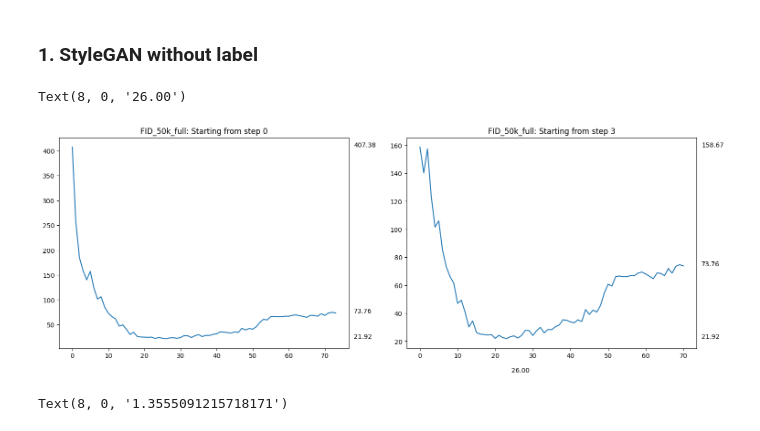
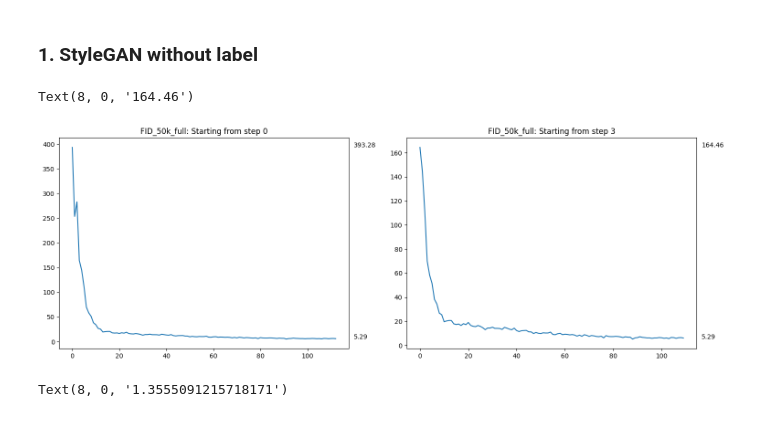
Before and after one commit to Jeremstym/depoibens, a Jupyter notebook: statdes.ipynb, the cells around one changed output. Saved outputs shown, nothing was run; the diff lists cells and outputs as text; code cells hidden in the pictures.

```diff
--- a/statdes.ipynb
+++ b/statdes.ipynb
@@ -215,30 +215,30 @@ res2 = pd.read_json("results/metric-fid50k_full_styleGAN69.jsonl", lines=True)
 res3 = pd.read_json("results/metric-fid50k_full_styleGAN78.jsonl", lines=True)
 stats = pd.read_json("results/stats_SG33.jsonl", lines=True)
 # %%
-res2["res"] = res2["results"].apply(lambda x: list(x.values())[0])
+res3["res"] = res3["results"].apply(lambda x: list(x.values())[0])
 # %%
-var = res2["res"].values
+var = res3["res"].values
 fig, axes = plt.subplots(1, 2, figsize=(18, 6))
 axes[0].plot(var)
 axes[0].set_title("FID_50k_full: Starting from step 0")
 axes[0].annotate('%0.2f' % var.min(), xy=(1, var.min()), xytext=(8, 0), xycoords=('axes fraction', 'data'), textcoords='offset points')
 axes[0].annotate('%0.2f' % var.max(), xy=(1, var.max()), xytext=(8, 0), xycoords=('axes fraction', 'data'), textcoords='offset points')
 # annotate last value
-axes[0].annotate('%0.2f' % var[-1], xy=(1, var[-1]), xytext=(8, 0), xycoords=('axes fraction', 'data'), textcoords='offset points')
+# axes[0].annotate('%0.2f' % var[-1], xy=(1, var[-1]), xytext=(8, 0), xycoords=('axes fraction', 'data'), textcoords='offset points')
 # annotate absciss where min is reached
 # axes[0].annotate('%0.2f' % var.argmin(), xy=(var.argmin(), -20), xytext=(8, 0), xycoords=('data', 'data'), textcoords='offset points')
 
 axes[1].plot(var[3:])
 axes[1].set_title("FID_50k_full: Starting from step 3")
 axes[1].annotate('%0.2f' % var.min(), xy=(1, var.min()), xytext=(8, 0), xycoords=('axes fraction', 'data'), textcoords='offset points')
 axes[1].annotate('%0.2f' % var[3:].max(), xy=(1, var[3:].max()), xytext=(8, 0), xycoords=('axes fraction', 'data'), textcoords='offset points')
 # annotate last value
-axes[1].annotate('%0.2f' % var[-1], xy=(1, var[-1]), xytext=(8, 0), xycoords=('axes fraction', 'data'), textcoords='offset points')
+# axes[1].annotate('%0.2f' % var[-1], xy=(1, var[-1]), xytext=(8, 0), xycoords=('axes fraction', 'data'), textcoords='offset points')
 # annotate absciss where min is reached
-axes[1].annotate('%0.2f' % var.argmin(), xy=(var[3:].argmin(),-2), xytext=(8, 0), xycoords=('data', 'data'), textcoords='offset points')
+# axes[1].annotate('%0.2f' % var.argmin(), xy=(var[3:].argmin(),-2), xytext=(8, 0), xycoords=('data', 'data'), textcoords='offset points')
 # %% [output]
-Text(8, 0, '26.00')
+Text(8, 0, '164.46')
-[figure, old version]
+[figure, new version]
 # %%
 # get adversarial loss from jsonl
 stats["Loss/G/loss"].apply(lambda x: x["mean"])[3:].plot()
```
Also changed, not shown: parts of 4 cells of this notebook, 2 other files.
